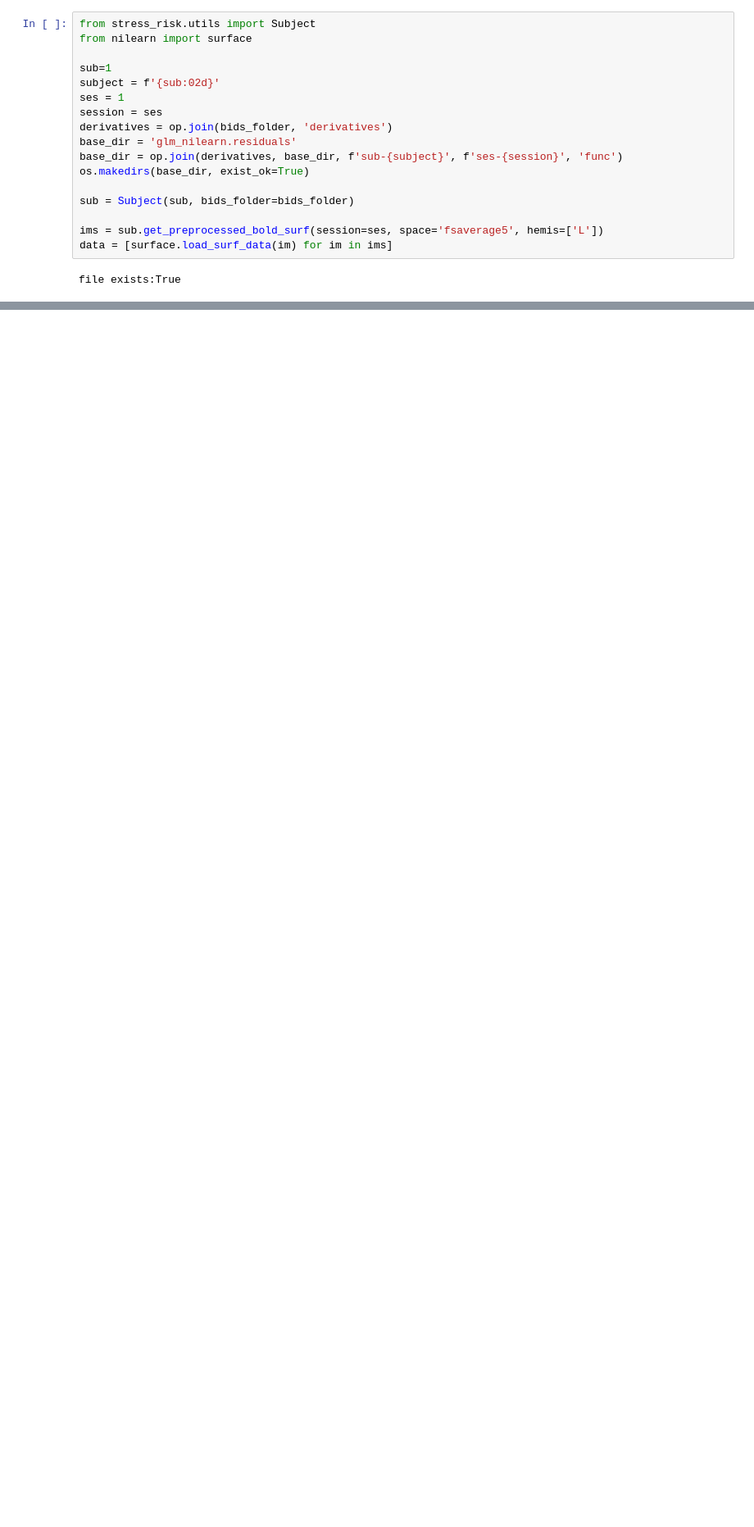
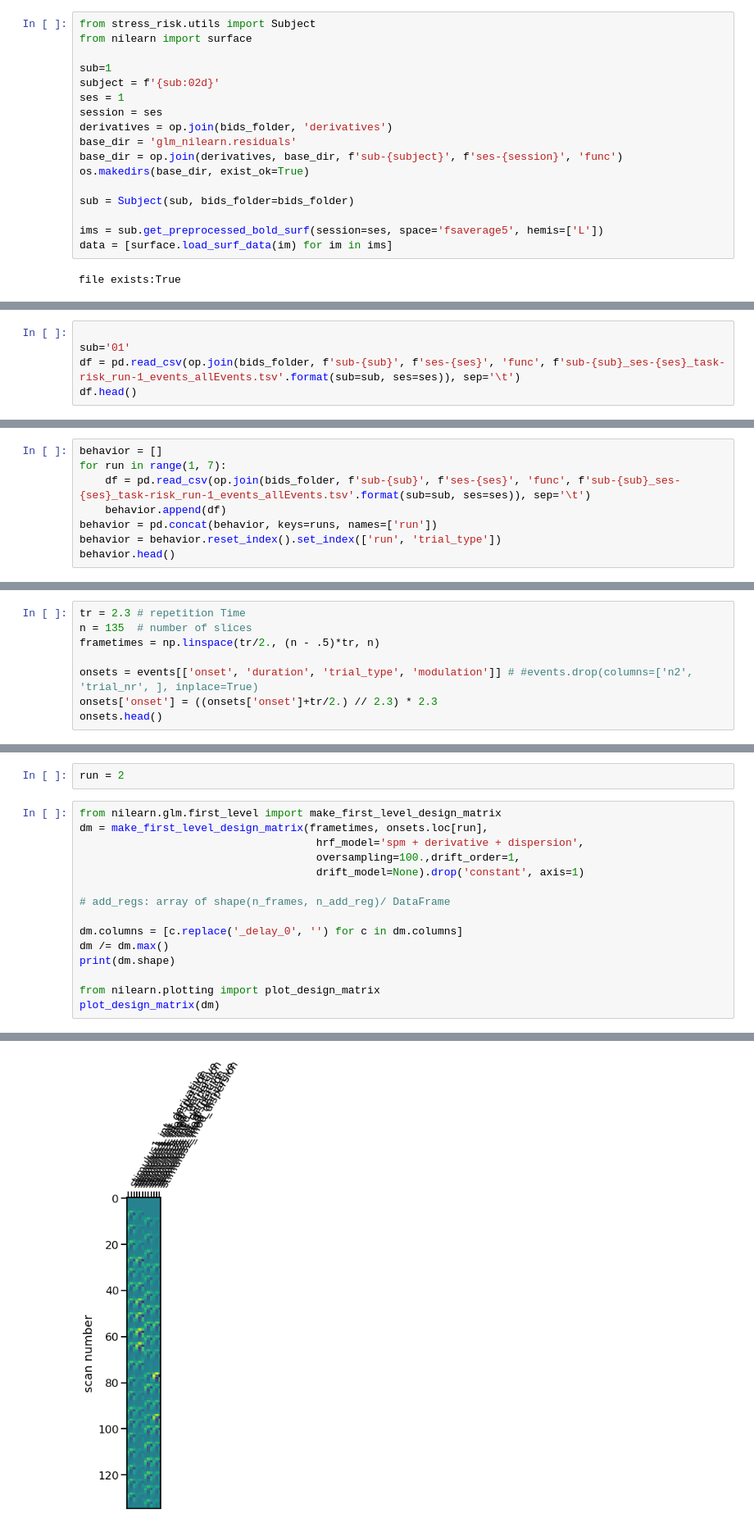
Before and after one commit to Gilles86/stress_risk, a Jupyter notebook: stress_risk/fmri_analysis/glm/glm_nilearn_removeTaskEffect.ipynb, the cells around one changed output, grey strips where cells are left out. Shown at 82% size. Cells and saved outputs as stored; diff of their text form; blank space fills up the shorter version.

Commit message:
remove task effect for GM, procrust Align

```diff
--- a/stress_risk/fmri_analysis/glm/glm_nilearn_removeTaskEffect.ipynb
+++ b/stress_risk/fmri_analysis/glm/glm_nilearn_removeTaskEffect.ipynb
@@ -168,0 +91,5 @@ True
+# %%
+
+sub='01'
+df = pd.read_csv(op.join(bids_folder, f'sub-{sub}', f'ses-{ses}', 'func', f'sub-{sub}_ses-{ses}_task-risk_run-1_events_allEvents.tsv'.format(sub=sub, ses=ses)), sep='\t')
+df.head()
@@ -168,0 +103,8 @@ True
+# %%
+behavior = []
+for run in range(1, 7):
+    df = pd.read_csv(op.join(bids_folder, f'sub-{sub}', f'ses-{ses}', 'func', f'sub-{sub}_ses-{ses}_task-risk_run-1_events_allEvents.tsv'.format(sub=sub, ses=ses)), sep='\t')
+    behavior.append(df)
+behavior = pd.concat(behavior, keys=runs, names=['run'])
+behavior = behavior.reset_index().set_index(['run', 'trial_type'])
+behavior.head()
@@ -168,0 +162,8 @@ True
+# %%
+tr = 2.3 # repetition Time
+n = 135  # number of slices
+frametimes = np.linspace(tr/2., (n - .5)*tr, n)
+
+onsets = events[['onset', 'duration', 'trial_type', 'modulation']] # #events.drop(columns=['n2', 'trial_nr', ], inplace=True)
+onsets['onset'] = ((onsets['onset']+tr/2.) // 2.3) * 2.3
+onsets.head()
@@ -168,0 +183,18 @@ True
+# %%
+run = 2
+# %%
+from nilearn.glm.first_level import make_first_level_design_matrix
+dm = make_first_level_design_matrix(frametimes, onsets.loc[run],
+                                     hrf_model='spm + derivative + dispersion',
+                                     oversampling=100.,drift_order=1,
+                                     drift_model=None).drop('constant', axis=1)
+
+# add_regs: array of shape(n_frames, n_add_reg)/ DataFrame
+
+dm.columns = [c.replace('_delay_0', '') for c in dm.columns]
+dm /= dm.max()
+print(dm.shape)
+
+from nilearn.plotting import plot_design_matrix
+plot_design_matrix(dm)
+# %% [output]
@@ -168,0 +204 @@ True
+[figure, added]
```
Also changed, not shown: parts of 41 cells of this notebook, 8 other files.
